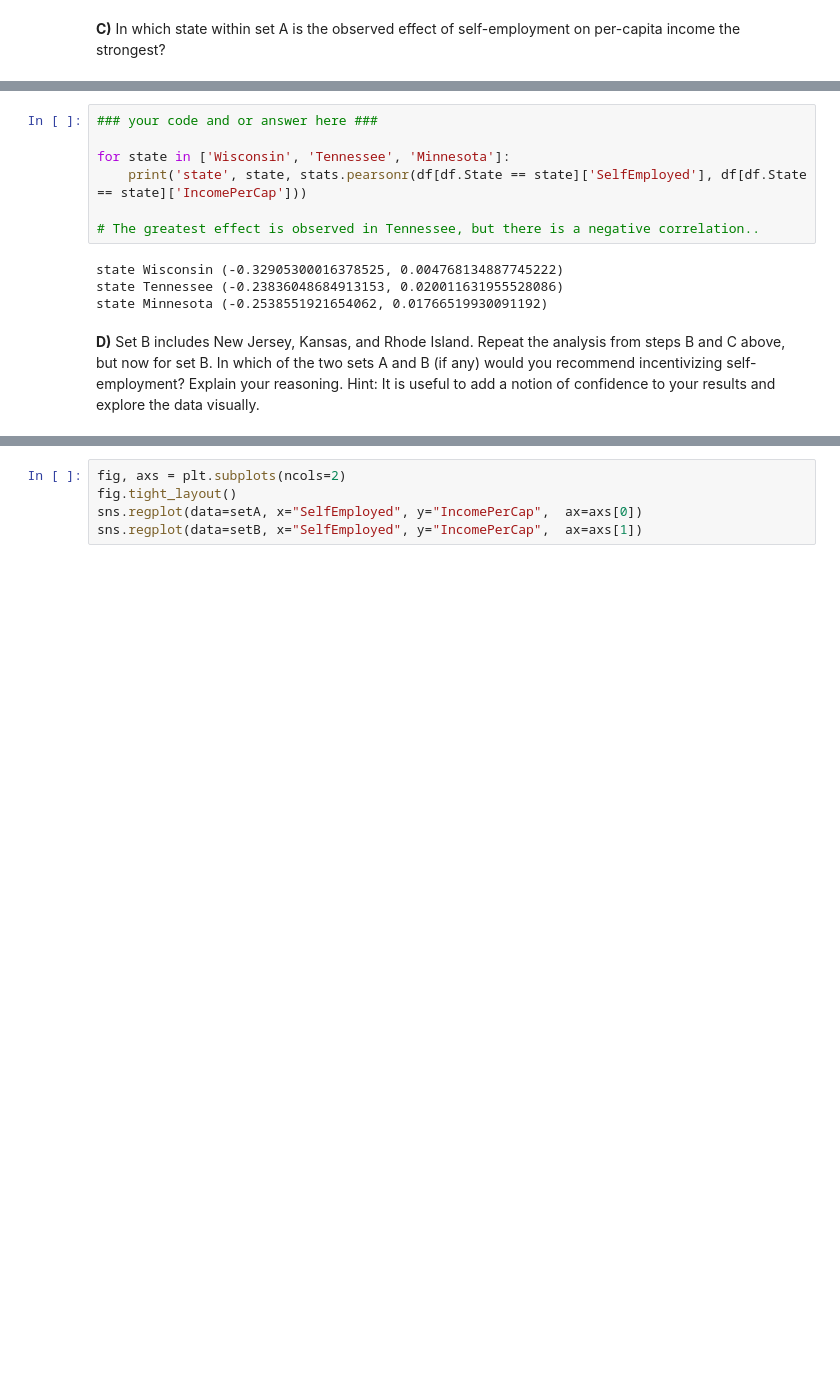
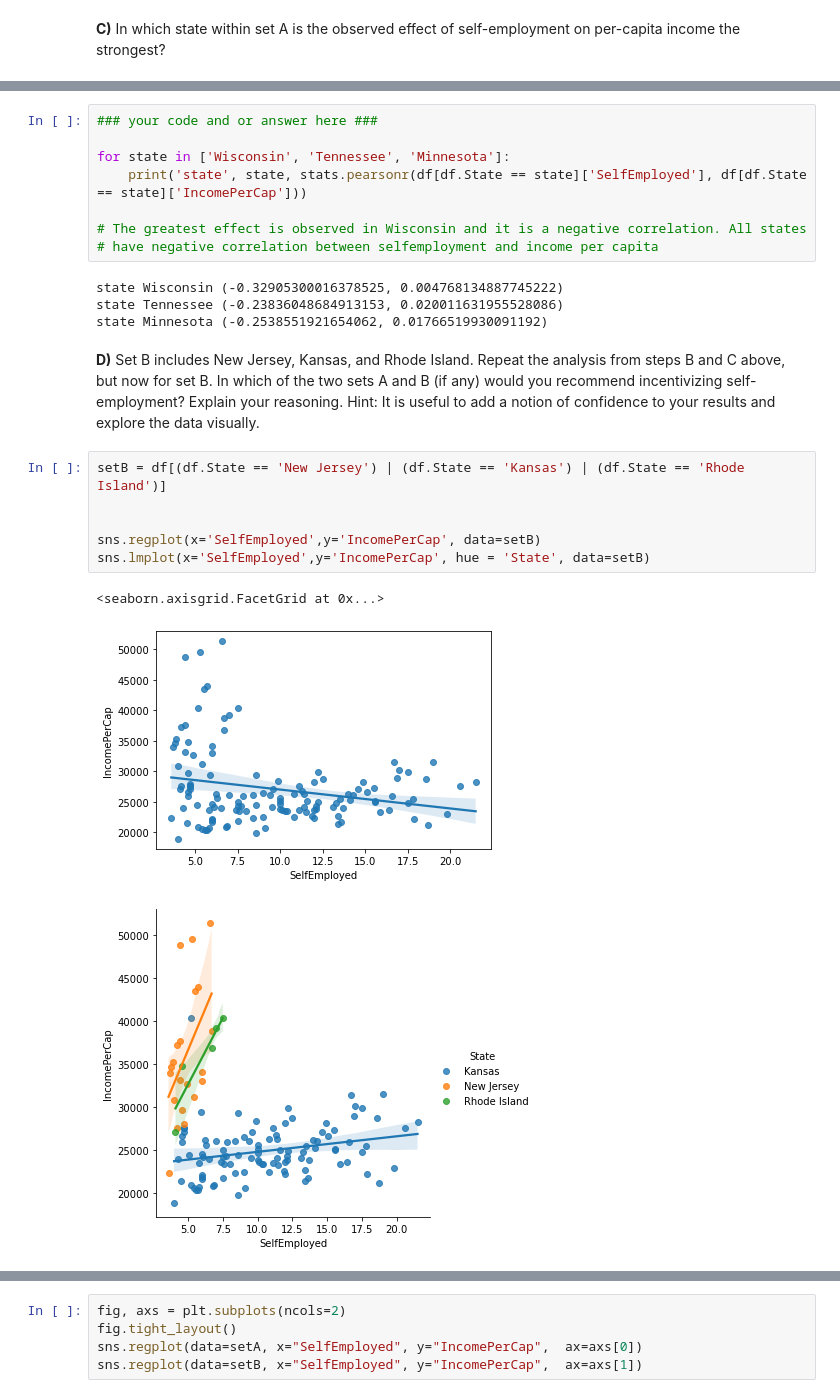
Before and after one commit to stefanoviel/2023, a Jupyter notebook: Exercises/03 - Describing data/Describing_data_exercise.ipynb, the cells around one changed output, grey strips where cells are left out. Cells and saved outputs as stored; diff of their text form; blank space fills up the shorter version.

```diff
--- a/Exercises/03 - Describing data/Describing_data_exercise.ipynb
+++ b/Exercises/03 - Describing data/Describing_data_exercise.ipynb
@@ -195,13 +219,24 @@ stats.pearsonr(setA['SelfEmployed'],setA['IncomePerCap'])
 for state in ['Wisconsin', 'Tennessee', 'Minnesota']:
     print('state', state, stats.pearsonr(df[df.State == state]['SelfEmployed'], df[df.State == state]['IncomePerCap']))
 
-# The greatest effect is observed in Tennessee, but there is a negative correlation..
+# The greatest effect is observed in Wisconsin and it is a negative correlation. All states
+# have negative correlation between selfemployment and income per capita
 # %% [output]
 state Wisconsin (-0.32905300016378525, 0.004768134887745222)
 state Tennessee (-0.23836048684913153, 0.020011631955528086)
 state Minnesota (-0.2538551921654062, 0.01766519930091192)
 # %% [markdown]
 **D)** Set B includes New Jersey, Kansas, and Rhode Island. Repeat the analysis from steps B and C above, but now for set B. In which of the two sets A and B (if any) would you recommend incentivizing self-employment? Explain your reasoning. Hint: It is useful to add a notion of confidence to your results and explore the data visually.
+# %%
+setB = df[(df.State == 'New Jersey') | (df.State == 'Kansas') | (df.State == 'Rhode Island')]
+
+
+sns.regplot(x='SelfEmployed',y='IncomePerCap', data=setB)
+sns.lmplot(x='SelfEmployed',y='IncomePerCap', hue = 'State', data=setB)
+# %% [output]
+<seaborn.axisgrid.FacetGrid at 0x...>
+[figure, added]
+[figure, added]
 # %%
 ### your code and or answer here ###
 
```
Also changed, not shown: parts of 12 cells of this notebook.
